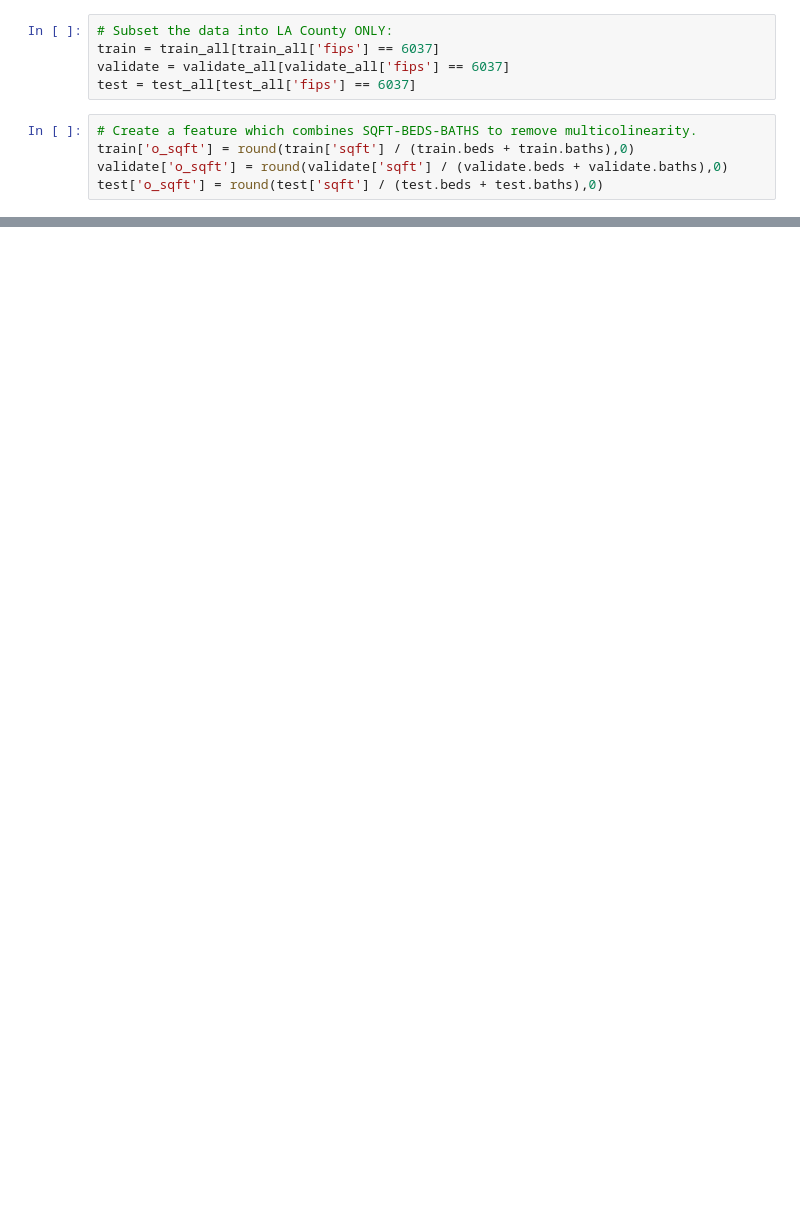
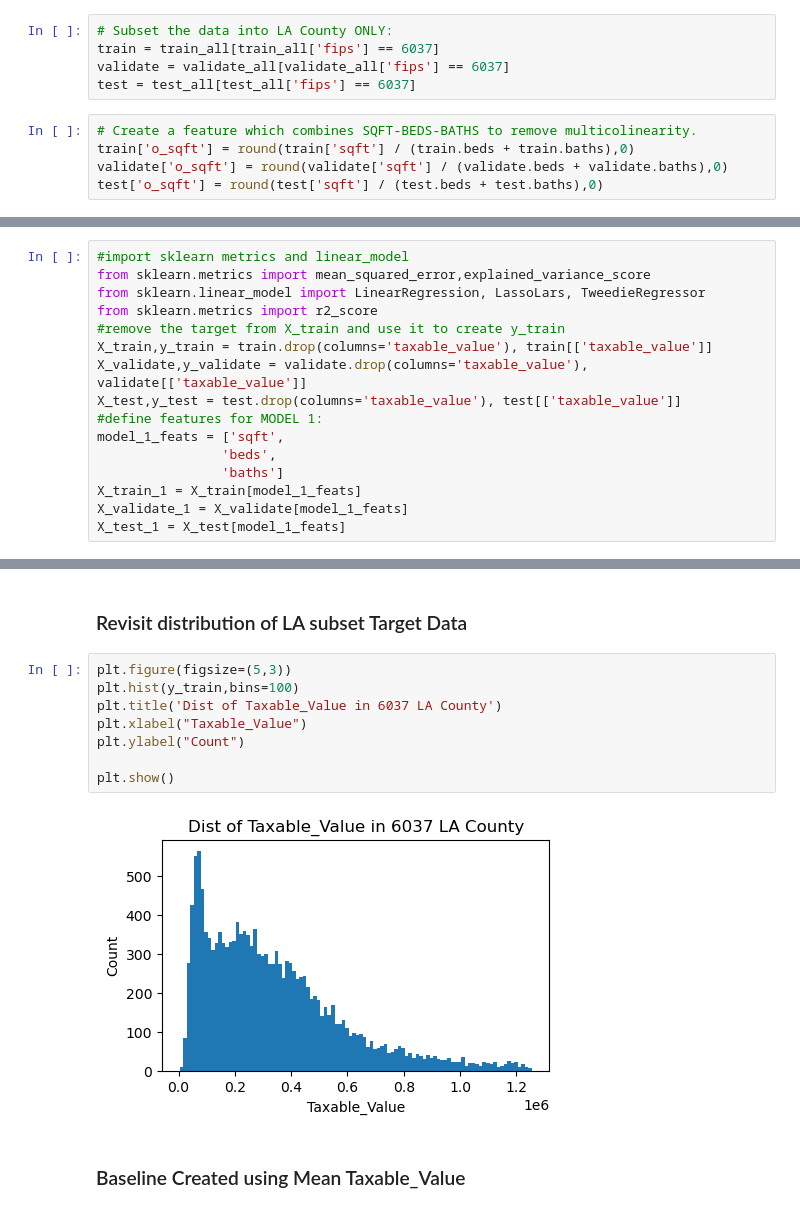
Before and after one commit to RichardAlcabes22/regression_project, a Jupyter notebook: final_report_regression.ipynb, the cells around one changed output, grey strips where cells are left out. Cells and saved outputs as stored; diff of their text form; blank space fills up the shorter version.

```diff
--- a/final_report_regression.ipynb
+++ b/final_report_regression.ipynb
@@ -193,0 +240,16 @@ test['o_sqft'] = round(test['sqft'] / (test.beds + test.baths),0)
+# %%
+#import sklearn metrics and linear_model
+from sklearn.metrics import mean_squared_error,explained_variance_score
+from sklearn.linear_model import LinearRegression, LassoLars, TweedieRegressor
+from sklearn.metrics import r2_score
+#remove the target from X_train and use it to create y_train
+X_train,y_train = train.drop(columns='taxable_value'), train[['taxable_value']]
+X_validate,y_validate = validate.drop(columns='taxable_value'), validate[['taxable_value']]
+X_test,y_test = test.drop(columns='taxable_value'), test[['taxable_value']]
+#define features for MODEL 1:
+model_1_feats = ['sqft',
+                'beds',
+                'baths']
+X_train_1 = X_train[model_1_feats]
+X_validate_1 = X_validate[model_1_feats]
+X_test_1 = X_test[model_1_feats]
@@ -193,0 +272,16 @@ test['o_sqft'] = round(test['sqft'] / (test.beds + test.baths),0)
+# %% [markdown]
+
+### Revisit distribution of LA subset Target Data
+# %%
+plt.figure(figsize=(5,3))
+plt.hist(y_train,bins=100)
+plt.title('Dist of Taxable_Value in 6037 LA County')
+plt.xlabel("Taxable_Value")
+plt.ylabel("Count")
+
+plt.show()
+# %% [output]
+[figure, added]
+# %% [markdown]
+
+### Baseline Created using Mean Taxable_Value
```
Also changed, not shown: parts of 59 cells of this notebook, 2 other files.
